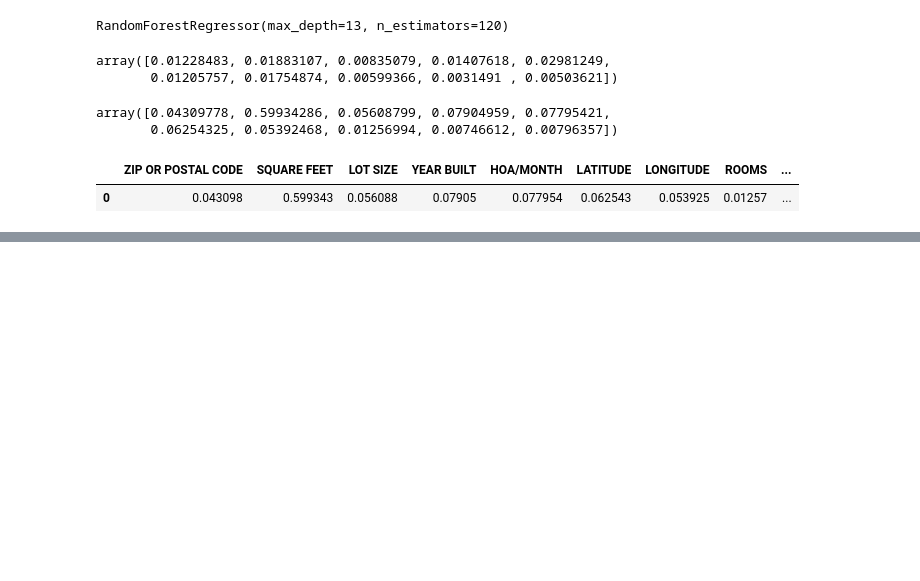
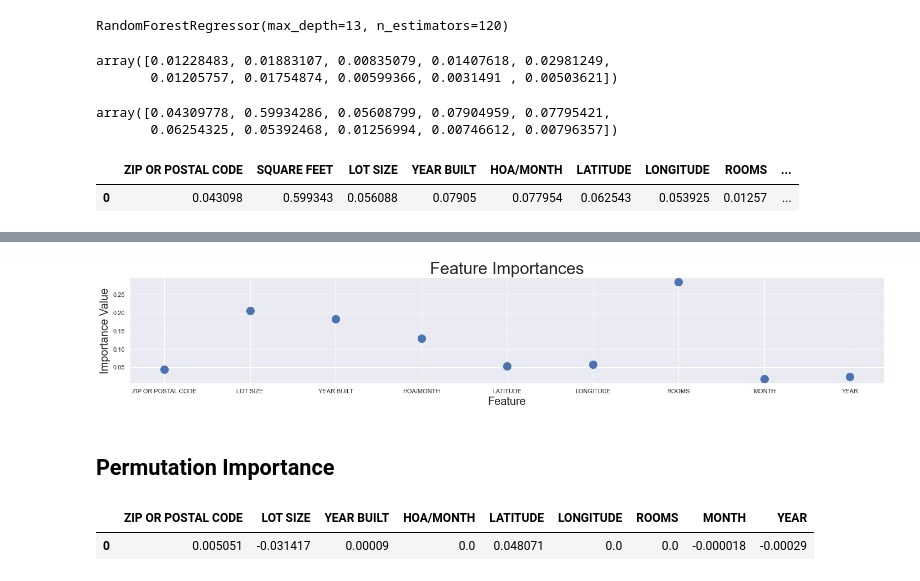
Before and after one commit to randallb15/PredictingSAHomeValues, a Jupyter notebook: HomeValueEstimate.ipynb, the cells around one changed output, grey strips where cells are left out. Cells and saved outputs as stored; diff of their text form; code cells hidden in the pictures; blank space fills up the shorter version.

Commit message:
updates to model and ppt

```diff
--- a/HomeValueEstimate.ipynb
+++ b/HomeValueEstimate.ipynb
@@ -368,0 +412,5 @@ plt.savefig('img/featureimportances2.png')
+# %%
+df_small = modeldata.sample(1000)
+y2 = df_small['PRICE'].values
+X2 = df_small.drop(['SQUARE FEET','PRICE'],axis=1).values
+X_tr, X_te, y_tr, y_te = train_test_split(X2,y2)
@@ -368,0 +434,16 @@ plt.savefig('img/featureimportances2.png')
+# %%
+FI2 = rfr2.feature_importances_
+# %%
+features2 = np.array(modeldata.drop(['PRICE','SQUARE FEET'],axis=1).columns)
+# %%
+plt.figure(figsize=(20,4))
+plt.scatter(x=features2,y=FI2,s=200)
+plt.title('Feature Importances',fontsize=30)
+plt.ylabel('Importance Value',fontsize=20)
+plt.xlabel("Feature",fontsize=20)
+plt.tight_layout()
+plt.savefig('img/FI2.png')
+# %% [output]
+[figure, added]
+# %% [markdown]
+## Permutation Importance
@@ -368,0 +454,6 @@ plt.savefig('img/featureimportances2.png')
+# %%
+perm_importances_df2 = pd.DataFrame([perm_importances2],columns=features2)
+perm_importances_df2
+# %% [output]
+|  | ZIP OR POSTAL CODE | LOT SIZE | YEAR BUILT | HOA/MONTH | LATITUDE | LONGITUDE | ROOMS | MONTH | YEAR |
+| 0 | 0.005051 | -0.031417 | 0.00009 | 0.0 | 0.048071 | 0.0 | 0.0 | -0.000018 | -0.00029 |
```
Also changed, not shown: parts of 37 cells of this notebook, 2 other files.
